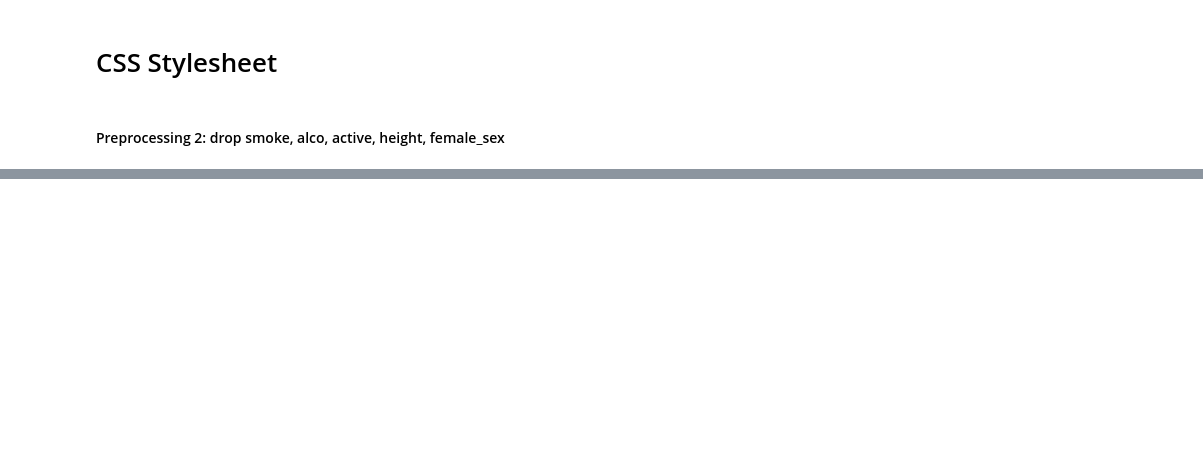
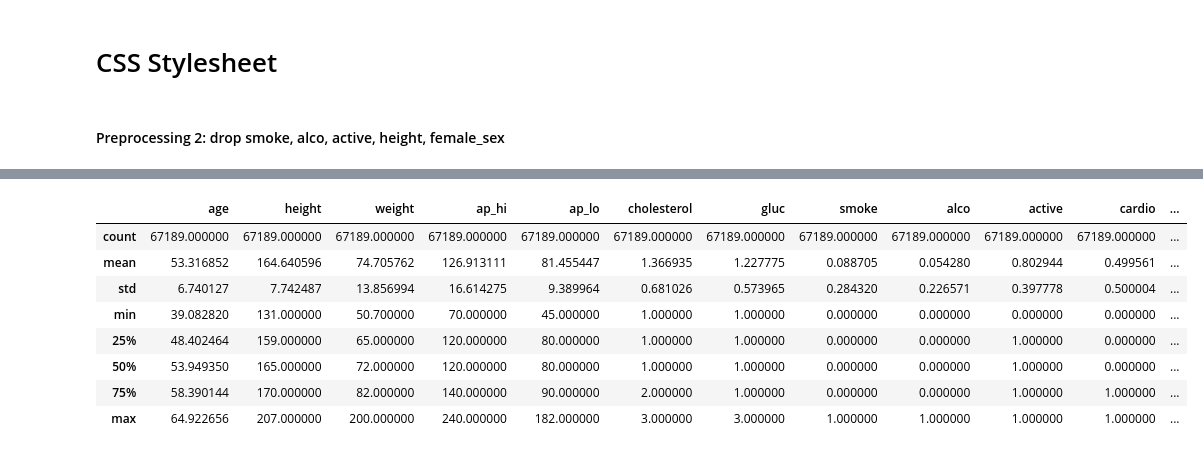
Before and after one commit to lucas-lfp/heart-shaped-box__Machine-Learning-SVM-classifier, a Jupyter notebook: heart_shaped_box_4.ipynb, the cells around one changed output, grey strips where cells are left out. Saved outputs shown, nothing was run; the diff lists cells and outputs as text; code cells hidden in the pictures; blank space fills up the shorter version.

```diff
--- a/heart_shaped_box_4.ipynb
+++ b/heart_shaped_box_4.ipynb
@@ -477,0 +553,12 @@ Detailed Metrics
+# %%
+df_raw.describe()
+# %% [output]
+|  | age | height | weight | ap_hi | ap_lo | cholesterol | gluc | smoke | alco | active | cardio | ... |
+| count | 67189.000000 | 67189.000000 | 67189.000000 | 67189.000000 | 67189.000000 | 67189.000000 | 67189.000000 | 67189.000000 | 67189.000000 | 67189.000000 | 67189.000000 | ... |
+| mean | 53.316852 | 164.640596 | 74.705762 | 126.913111 | 81.455447 | 1.366935 | 1.227775 | 0.088705 | 0.054280 | 0.802944 | 0.499561 | ... |
+| std | 6.740127 | 7.742487 | 13.856994 | 16.614275 | 9.389964 | 0.681026 | 0.573965 | 0.284320 | 0.226571 | 0.397778 | 0.500004 | ... |
+| min | 39.082820 | 131.000000 | 50.700000 | 70.000000 | 45.000000 | 1.000000 | 1.000000 | 0.000000 | 0.000000 | 0.000000 | 0.000000 | ... |
+| 25% | 48.402464 | 159.000000 | 65.000000 | 120.000000 | 80.000000 | 1.000000 | 1.000000 | 0.000000 | 0.000000 | 1.000000 | 0.000000 | ... |
+| 50% | 53.949350 | 165.000000 | 72.000000 | 120.000000 | 80.000000 | 1.000000 | 1.000000 | 0.000000 | 0.000000 | 1.000000 | 0.000000 | ... |
+| 75% | 58.390144 | 170.000000 | 82.000000 | 140.000000 | 90.000000 | 2.000000 | 1.000000 | 0.000000 | 0.000000 | 1.000000 | 1.000000 | ... |
+| max | 64.922656 | 207.000000 | 200.000000 | 240.000000 | 182.000000 | 3.000000 | 3.000000 | 1.000000 | 1.000000 | 1.000000 | 1.000000 | ... |
```
Also changed, not shown: parts of 8 cells of this notebook.
